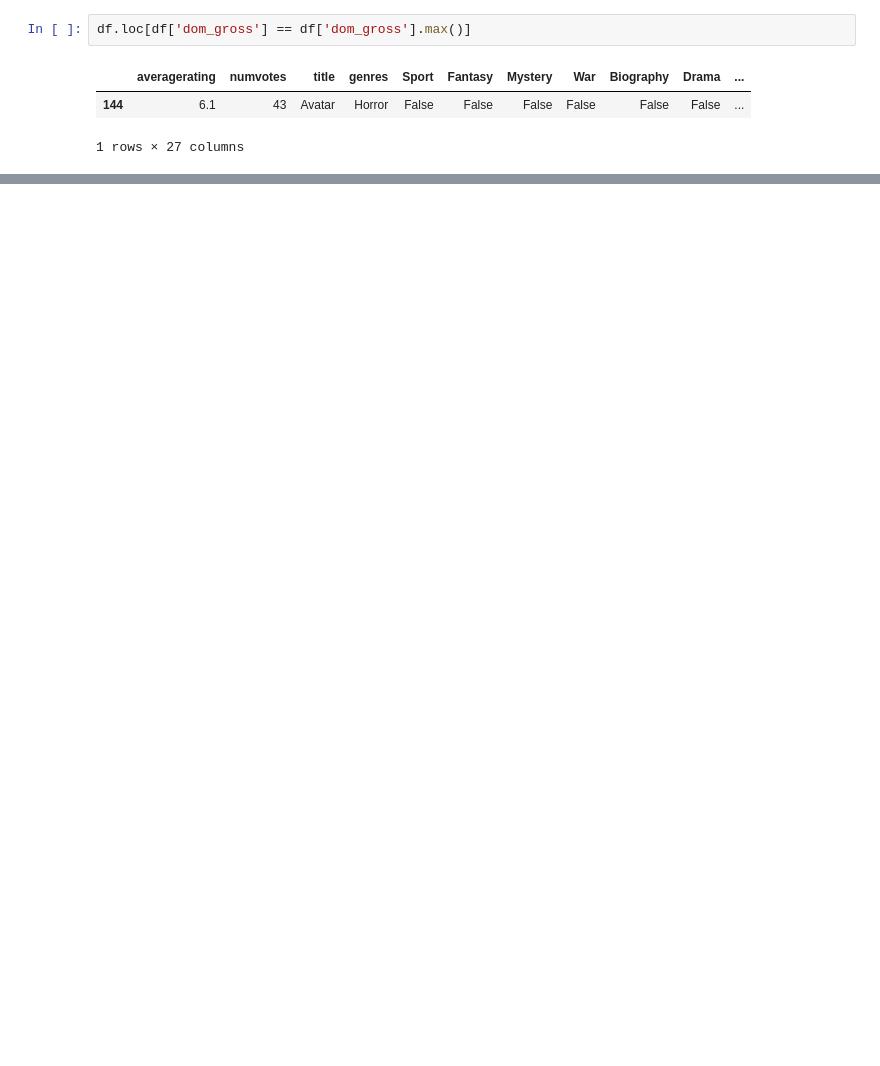
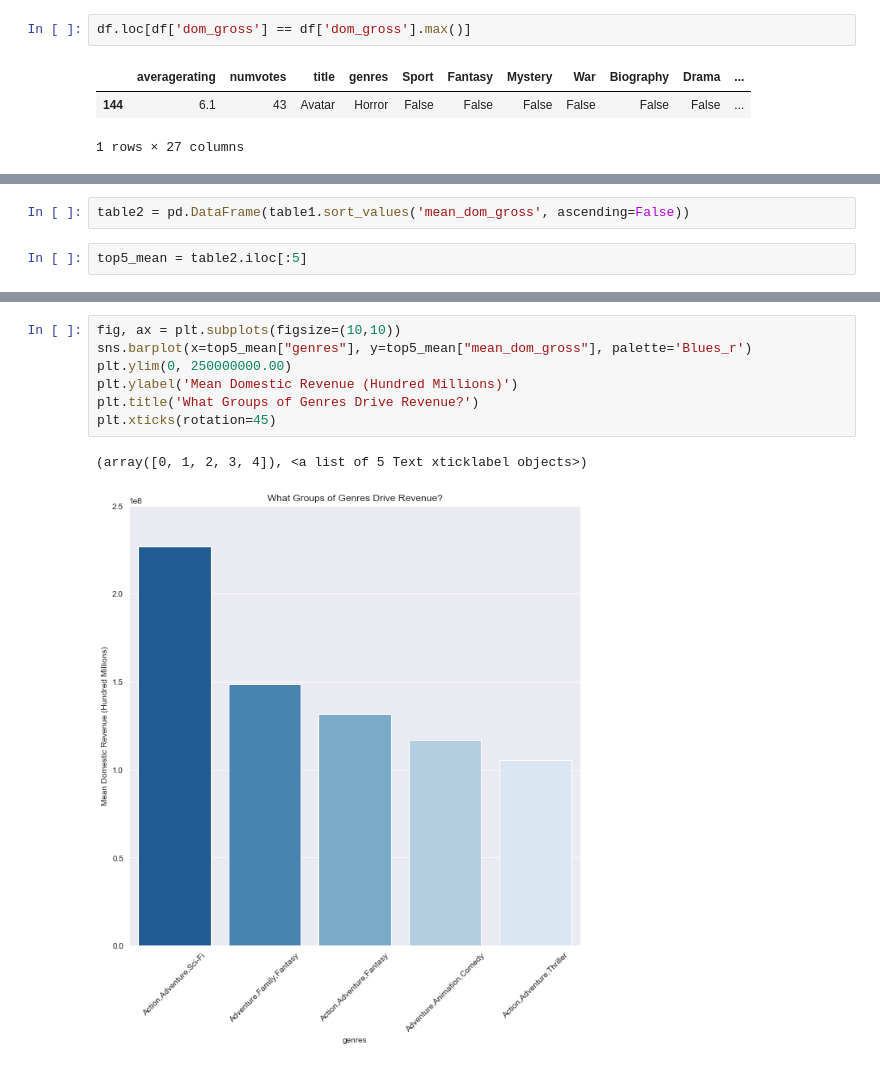
Before and after one commit to aharris2404/microsoft-movie-recommendations, a Jupyter notebook: visualizations/Full_gross_viz.ipynb, the cells around one changed output, grey strips where cells are left out. Saved outputs shown, nothing was run; the diff lists cells and outputs as text; blank space fills up the shorter version.

```diff
--- a/visualizations/Full_gross_viz.ipynb
+++ b/visualizations/Full_gross_viz.ipynb
@@ -95,0 +89,4 @@ table1
+# %%
+table2 = pd.DataFrame(table1.sort_values('mean_dom_gross', ascending=False))
+# %%
+top5_mean = table2.iloc[:5]
@@ -95,0 +105,10 @@ table1
+# %%
+fig, ax = plt.subplots(figsize=(10,10))
+sns.barplot(x=top5_mean["genres"], y=top5_mean["mean_dom_gross"], palette='Blues_r')
+plt.ylim(0, 250000000.00)
+plt.ylabel('Mean Domestic Revenue (Hundred Millions)')
+plt.title('What Groups of Genres Drive Revenue?')
+plt.xticks(rotation=45)
+# %% [output]
+(array([0, 1, 2, 3, 4]), <a list of 5 Text xticklabel objects>)
+[figure, added]
```
Also changed, not shown: parts of 22 cells of this notebook, 2 other files.
